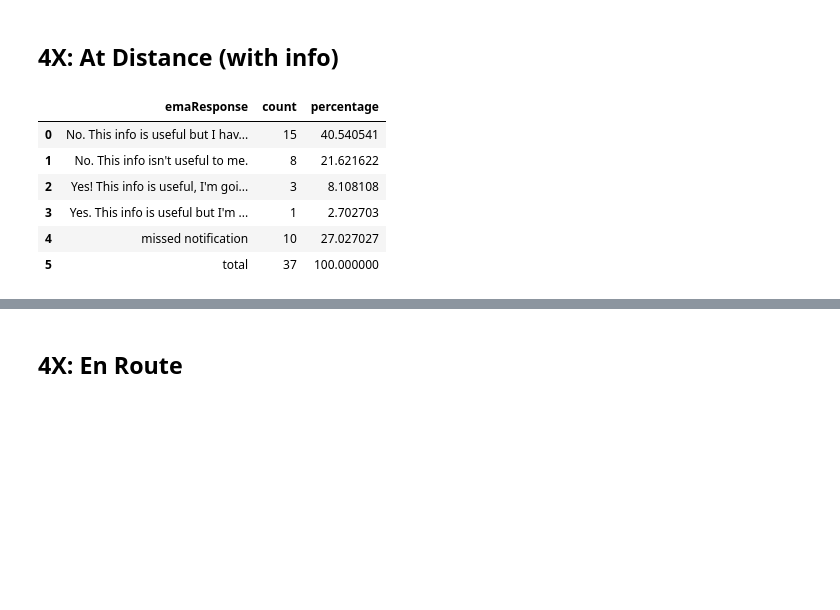
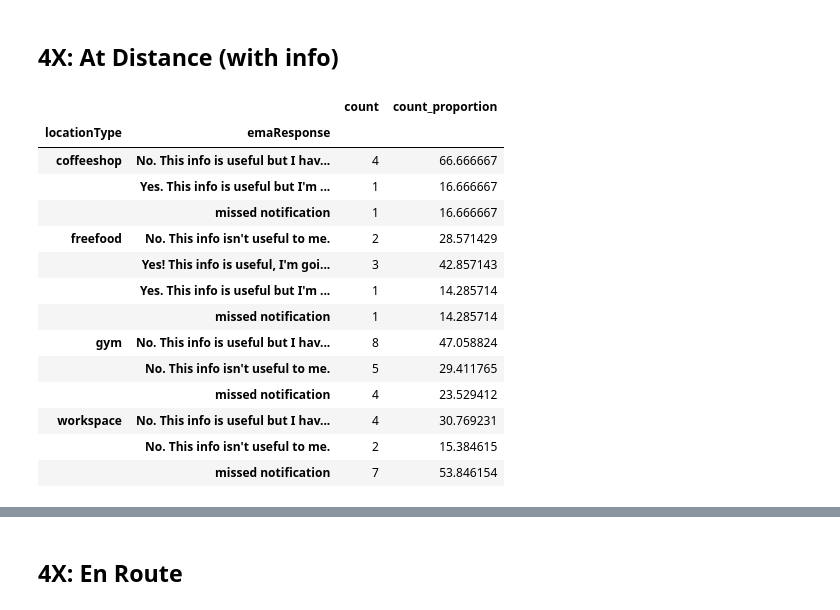
Before and after one commit to NUDelta/les-study-analysis, a Jupyter notebook: w2018/4X-study-dashboard.ipynb, the cells around one changed output, grey strips where cells are left out. Saved outputs shown, nothing was run; the diff lists cells and outputs as text; code cells hidden in the pictures; blank space fills up the shorter version.

```diff
--- a/w2018/4X-study-dashboard.ipynb
+++ b/w2018/4X-study-dashboard.ipynb
@@ -604,16 +657,22 @@ print('Unique number of users notified: {}'.format(len(atloc_4x['vendorId'].uniq
 Unique number of users notified: 27
 # %% [markdown]
 ## 4X: At Distance (with info)
-# %%
-atdist_4x_prop = atdist_4x.groupby(['emaResponse'])['emaResponse'].count().reset_index(name='count')
-atdist_4x_prop['percentage'] = 100.0 * atdist_4x_prop['count'] / sum(atdist_4x_prop['count'])
-atdist_4x_prop.loc[len(atdist_4x_prop)] = ['total', sum(atdist_4x_prop['count']), 100.0]
-atdist_4x_prop
-# %% [output]
-|  | emaResponse | count | percentage |
-| 0 | No. This info is useful but I hav... | 15 | 40.540541 |
-| 1 | No. This info isn't useful to me. | 8 | 21.621622 |
-| 2 | Yes! This info is useful, I'm goi... | 3 | 8.108108 |
-| 3 | Yes. This info is useful but I'm ... | 1 | 2.702703 |
-| 4 | missed notification | 10 | 27.027027 |
-| 5 | total | 37 | 100.000000 |
+# %%
+atdist_4x_count_prop_byloc = compute_count_prop_byloc(atdist_4x, 'locationType', 'emaResponse')
+atdist_4x_count_prop_byloc
+# %% [output]
+|  |  | count | count_proportion |
+| locationType | emaResponse |  |  |
+| coffeeshop | No. This info is useful but I hav... | 4 | 66.666667 |
+|  | Yes. This info is useful but I'm ... | 1 | 16.666667 |
+|  | missed notification | 1 | 16.666667 |
+| freefood | No. This info isn't useful to me. | 2 | 28.571429 |
+|  | Yes! This info is useful, I'm goi... | 3 | 42.857143 |
+|  | Yes. This info is useful but I'm ... | 1 | 14.285714 |
+|  | missed notification | 1 | 14.285714 |
+| gym | No. This info is useful but I hav... | 8 | 47.058824 |
+|  | No. This info isn't useful to me. | 5 | 29.411765 |
+|  | missed notification | 4 | 23.529412 |
+| workspace | No. This info is useful but I hav... | 4 | 30.769231 |
+|  | No. This info isn't useful to me. | 2 | 15.384615 |
+|  | missed notification | 7 | 53.846154 |
```
Also changed, not shown: parts of 28 cells of this notebook.
